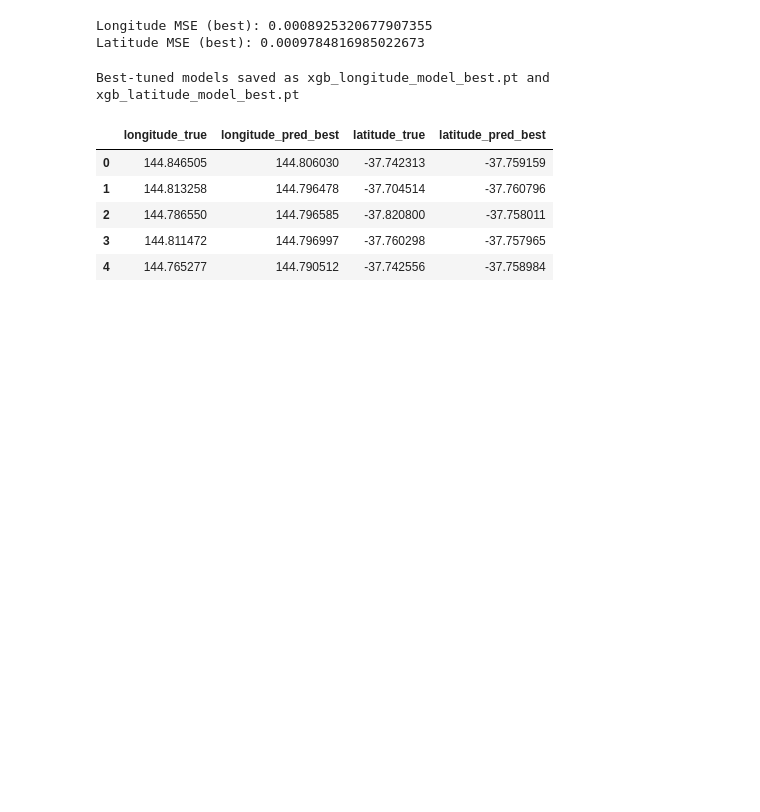
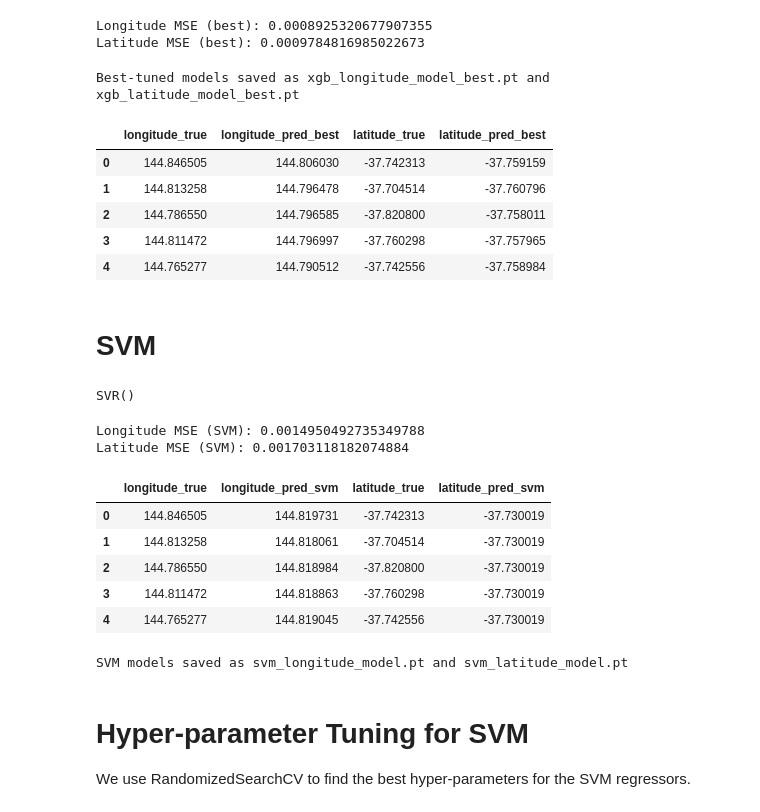
Before and after one commit to NonExstnt/COS40007-Design-Project, a Jupyter notebook: position_model/latlon_predict.ipynb, the cells around one changed output. Cells and saved outputs as stored; diff of their text form; code cells hidden in the pictures; blank space fills up the shorter version.

Commit message:
Attempted SVM Models

```diff
--- a/position_model/latlon_predict.ipynb
+++ b/position_model/latlon_predict.ipynb
@@ -224,3 +226,52 @@ Best-tuned models saved as xgb_longitude_model_best.pt and xgb_latitude_model_be
 | 2 | 144.786550 | 144.796585 | -37.820800 | -37.758011 |
 | 3 | 144.811472 | 144.796997 | -37.760298 | -37.757965 |
 | 4 | 144.765277 | 144.790512 | -37.742556 | -37.758984 |
+# %% [markdown]
+# SVM
+# %%
+# Train SVM models for longitude and latitude
+svm_long = SVR()
+svm_lat = SVR()
+
+svm_long.fit(X_train, y_long_train)
+svm_lat.fit(X_train, y_lat_train)
+# %% [output]
+SVR()
+# %%
+# Predict and evaluate SVM results
+y_long_pred_svm = svm_long.predict(X_test)
+y_lat_pred_svm = svm_lat.predict(X_test)
+mse_long_svm = mean_squared_error(y_long_test, y_long_pred_svm)
+mse_lat_svm = mean_squared_error(y_lat_test, y_lat_pred_svm)
+print(f'Longitude MSE (SVM): {mse_long_svm}')
+print(f'Latitude MSE (SVM): {mse_lat_svm}')
+# %% [output]
+Longitude MSE (SVM): 0.0014950492735349788
+Latitude MSE (SVM): 0.001703118182074884
+# %%
+# Save (value, prediction) pairs for SVM longitude and latitude to CSV
+results_svm_df = pd.DataFrame({
+    'longitude_true': np.array(y_long_test),
+    'longitude_pred_svm': y_long_pred_svm,
+    'latitude_true': np.array(y_lat_test),
+    'latitude_pred_svm': y_lat_pred_svm
+})
+results_svm_df.to_csv('latlon_predictions_vs_true_svm.csv', index=False)
+results_svm_df.head()
+# %% [output]
+|  | longitude_true | longitude_pred_svm | latitude_true | latitude_pred_svm |
+| 0 | 144.846505 | 144.819731 | -37.742313 | -37.730019 |
+| 1 | 144.813258 | 144.818061 | -37.704514 | -37.730019 |
+| 2 | 144.786550 | 144.818984 | -37.820800 | -37.730019 |
+| 3 | 144.811472 | 144.818863 | -37.760298 | -37.730019 |
+| 4 | 144.765277 | 144.819045 | -37.742556 | -37.730019 |
+# %%
+# Save the trained SVM models for longitude and latitude
+joblib.dump(svm_long, 'svm_longitude_model.pt')
+joblib.dump(svm_lat, 'svm_latitude_model.pt')
+print('SVM models saved as svm_longitude_model.pt and svm_latitude_model.pt')
+# %% [output]
+SVM models saved as svm_longitude_model.pt and svm_latitude_model.pt
+# %% [markdown]
+# Hyper-parameter Tuning for SVM
+We use RandomizedSearchCV to find the best hyper-parameters for the SVM regressors.
```
Also changed, not shown: parts of 8 cells of this notebook, 7 other files.
